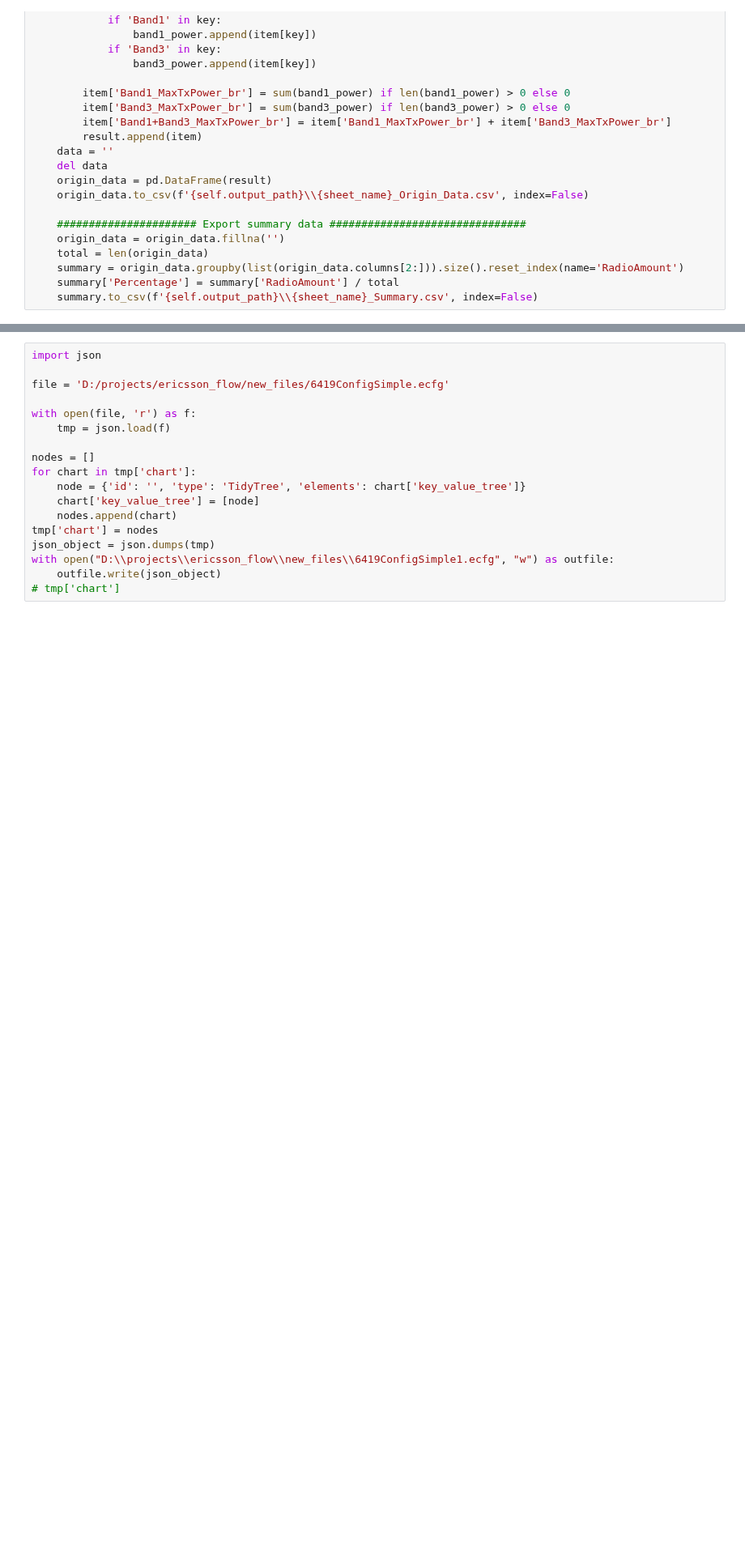
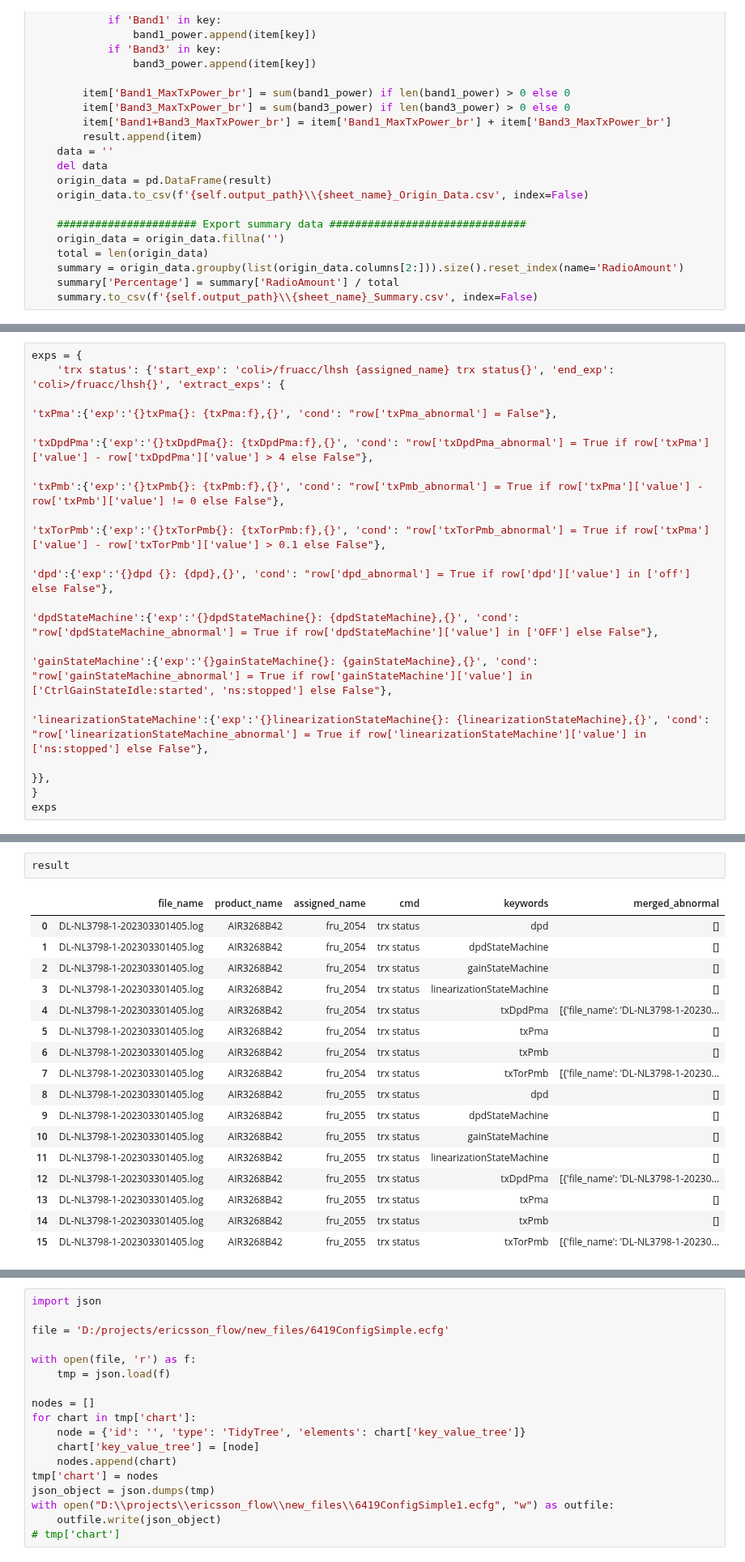
Before and after one commit to dj-lei/eric_toolsets, a Jupyter notebook: src/python/debug1.ipynb, the cells around one changed output, grey strips where cells are left out. Shown at 81% size. Saved outputs shown, nothing was run; the diff lists cells and outputs as text; blank space fills up the shorter version.

```diff
--- a/src/python/debug1.ipynb
+++ b/src/python/debug1.ipynb
@@ -758,3 +618,17 @@ graphs.append({
     'height': tree.height
 })
 await self.on_draw('', graphs)
+# %%
+exps = {
+    'trx status': {'start_exp': 'coli>/fruacc/lhsh {assigned_name} trx status{}', 'end_exp': 'coli>/fruacc/lhsh{}', 'extract_exps': {
+                                                                                                                        'txPma':{'exp':'{}txPma{}: {txPma:f},{}', 'cond': "row['txPma_abnormal'] = False"},
+                                                                                                                        'txDpdPma':{'exp':'{}txDpdPma{}: {txDpdPma:f},{}', 'cond': "row['txDpdPma_abnormal'] = True if row['txPma']['value'] - row['txDpdPma']['value'] > 4 else False"},
+                                                                                                                        'txPmb':{'exp':'{}txPmb{}: {txPmb:f},{}', 'cond': "row['txPmb_abnormal'] = True if row['txPma']['value'] - row['txPmb']['value'] != 0 else False"},
+                                                                                                                        'txTorPmb':{'exp':'{}txTorPmb{}: {txTorPmb:f},{}', 'cond': "row['txTorPmb_abnormal'] = True if row['txPma']['value'] - row['txTorPmb']['value'] > 0.1 else False"},
+                                                                                                                        'dpd':{'exp':'{}dpd {}: {dpd},{}', 'cond': "row['dpd_abnormal'] = True if row['dpd']['value'] in ['off'] else False"},
+                                                                                                                        'dpdStateMachine':{'exp':'{}dpdStateMachine{}: {dpdStateMachine},{}', 'cond': "row['dpdStateMachine_abnormal'] = True if row['dpdStateMachine']['value'] in ['OFF'] else False"},
+                                                                                                                        'gainStateMachine':{'exp':'{}gainStateMachine{}: {gainStateMachine},{}', 'cond': "row['gainStateMachine_abnormal'] = True if row['gainStateMachine']['value'] in ['CtrlGainStateIdle:started', 'ns:stopped'] else False"},
+                                                                                                                        'linearizationStateMachine':{'exp':'{}linearizationStateMachine{}: {linearizationStateMachine},{}', 'cond': "row['linearizationStateMachine_abnormal'] = True if row['linearizationStateMachine']['value'] in ['ns:stopped'] else False"},
+                                                                                                                    }},
+}
+exps
@@ -815,0 +749,20 @@ tree.show()
+# %%
+result
+# %% [output]
+|  | file_name | product_name | assigned_name | cmd | keywords | merged_abnormal |
+| 0 | DL-NL3798-1-202303301405.log | AIR3268B42 | fru_2054 | trx status | dpd | [] |
+| 1 | DL-NL3798-1-202303301405.log | AIR3268B42 | fru_2054 | trx status | dpdStateMachine | [] |
+| 2 | DL-NL3798-1-202303301405.log | AIR3268B42 | fru_2054 | trx status | gainStateMachine | [] |
+| 3 | DL-NL3798-1-202303301405.log | AIR3268B42 | fru_2054 | trx status | linearizationStateMachine | [] |
+| 4 | DL-NL3798-1-202303301405.log | AIR3268B42 | fru_2054 | trx status | txDpdPma | [{'file_name': 'DL-NL3798-1-20230... |
+| 5 | DL-NL3798-1-202303301405.log | AIR3268B42 | fru_2054 | trx status | txPma | [] |
+| 6 | DL-NL3798-1-202303301405.log | AIR3268B42 | fru_2054 | trx status | txPmb | [] |
+| 7 | DL-NL3798-1-202303301405.log | AIR3268B42 | fru_2054 | trx status | txTorPmb | [{'file_name': 'DL-NL3798-1-20230... |
+| 8 | DL-NL3798-1-202303301405.log | AIR3268B42 | fru_2055 | trx status | dpd | [] |
+| 9 | DL-NL3798-1-202303301405.log | AIR3268B42 | fru_2055 | trx status | dpdStateMachine | [] |
+| 10 | DL-NL3798-1-202303301405.log | AIR3268B42 | fru_2055 | trx status | gainStateMachine | [] |
+| 11 | DL-NL3798-1-202303301405.log | AIR3268B42 | fru_2055 | trx status | linearizationStateMachine | [] |
+| 12 | DL-NL3798-1-202303301405.log | AIR3268B42 | fru_2055 | trx status | txDpdPma | [{'file_name': 'DL-NL3798-1-20230... |
+| 13 | DL-NL3798-1-202303301405.log | AIR3268B42 | fru_2055 | trx status | txPma | [] |
+| 14 | DL-NL3798-1-202303301405.log | AIR3268B42 | fru_2055 | trx status | txPmb | [] |
+| 15 | DL-NL3798-1-202303301405.log | AIR3268B42 | fru_2055 | trx status | txTorPmb | [{'file_name': 'DL-NL3798-1-20230... |
```
Also changed, not shown: parts of 8 cells of this notebook, 5 other files.
